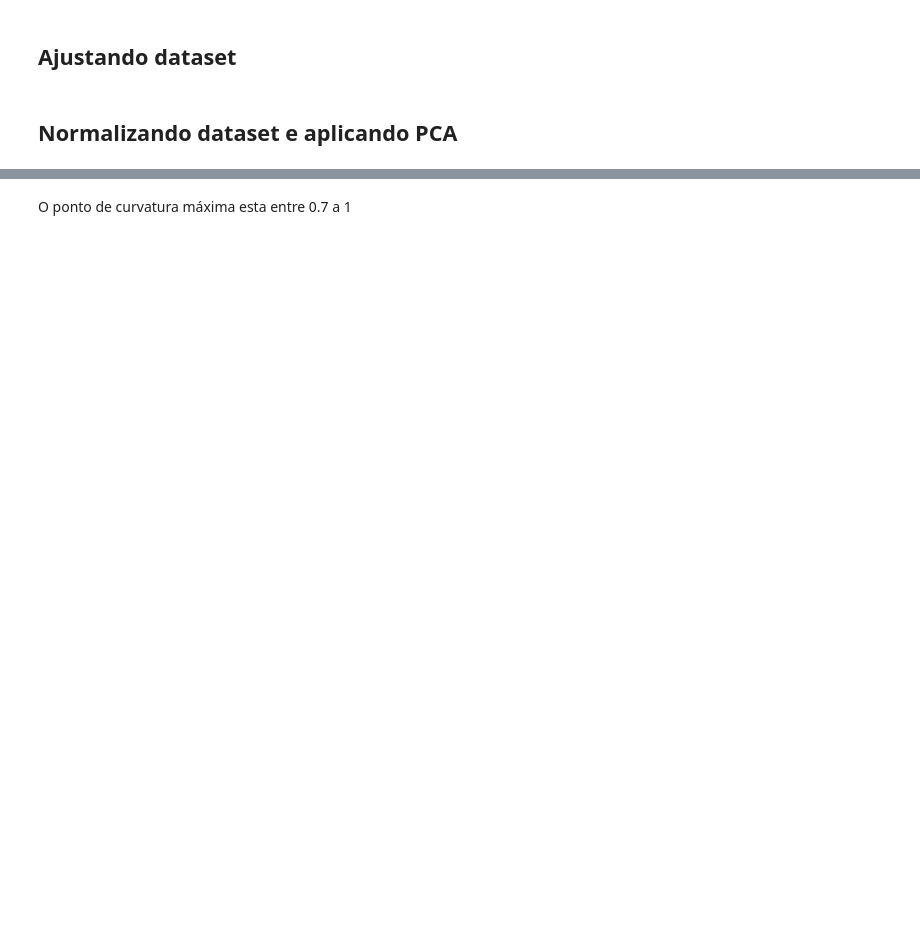
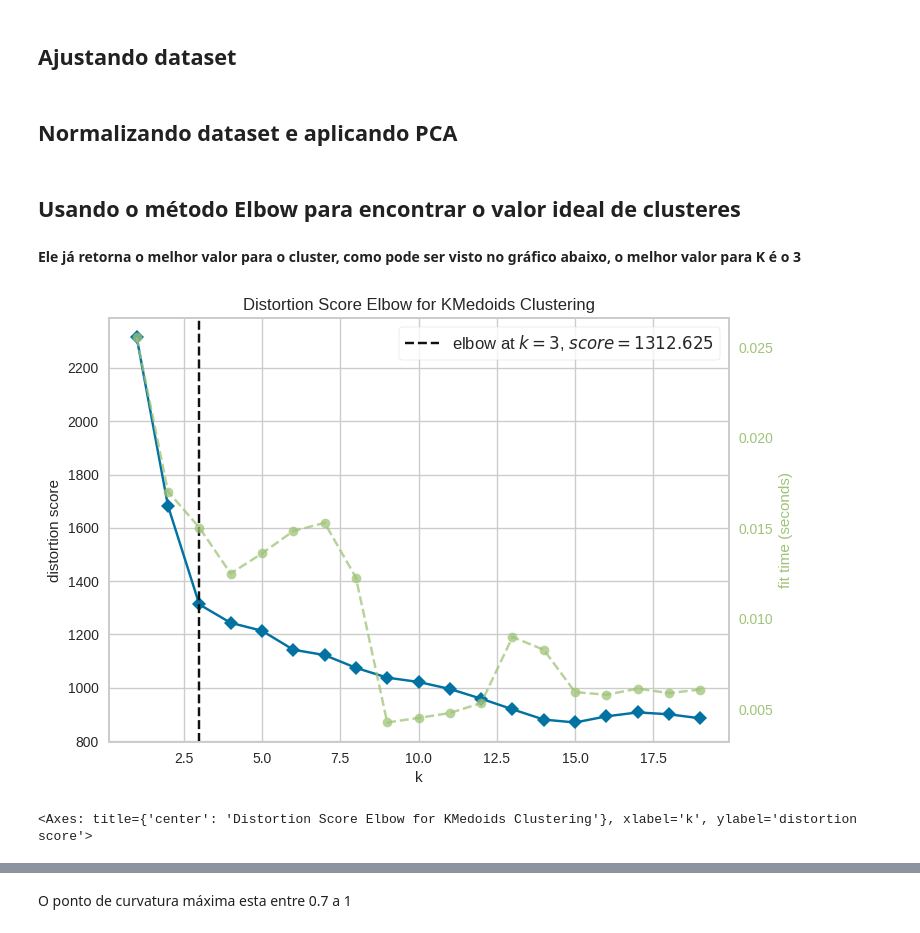
Before and after one commit to GuilhermeMaciel75/Projeto_Clustering, a Jupyter notebook: BDSCAN.ipynb, the cells around one changed output, grey strips where cells are left out. Saved outputs shown, nothing was run; the diff lists cells and outputs as text; code cells hidden in the pictures; blank space fills up the shorter version.

```diff
--- a/BDSCAN.ipynb
+++ b/BDSCAN.ipynb
@@ -43,4 +96,16 @@ X_pca = pca.fit_transform(X)
 
 # Tranformando o modelo de dados PCA em um dataframe em pandas
 df_pca = pd.DataFrame(X_pca)
+# %% [markdown]
+## Usando o método Elbow para encontrar o valor ideal de clusteres
+# %% [markdown]
+**Ele já retorna o melhor valor para o cluster, como pode ser visto no gráfico abaixo, o melhor valor para K é o 3**
+# %%
+model = KMedoids()
+visualizer = KElbowVisualizer(model, k=(1,20))
+visualizer.fit(df_normalized)
+visualizer.poof()
+# %% [output]
+[figure, added]
+<Axes: title={'center': 'Distortion Score Elbow for KMedoids Clustering'}, xlabel='k', ylabel='distortion score'>
 # %% [markdown]
```
Also changed, not shown: parts of 12 cells of this notebook.
